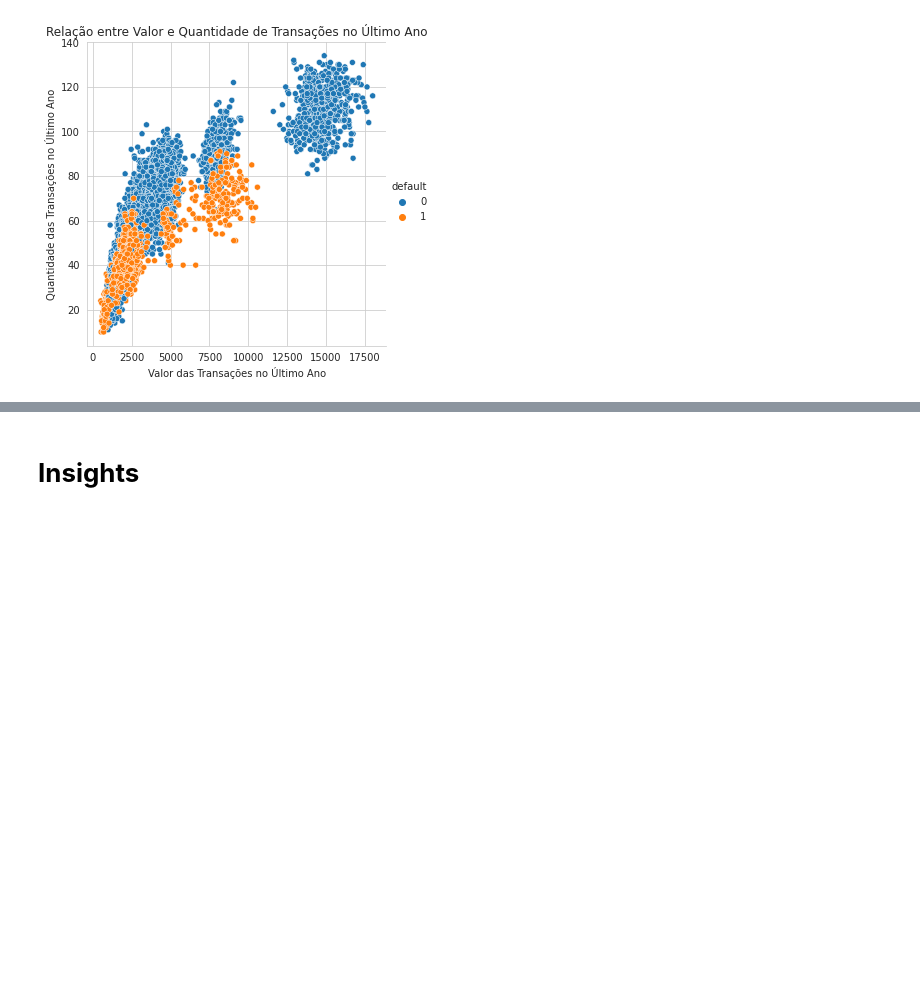
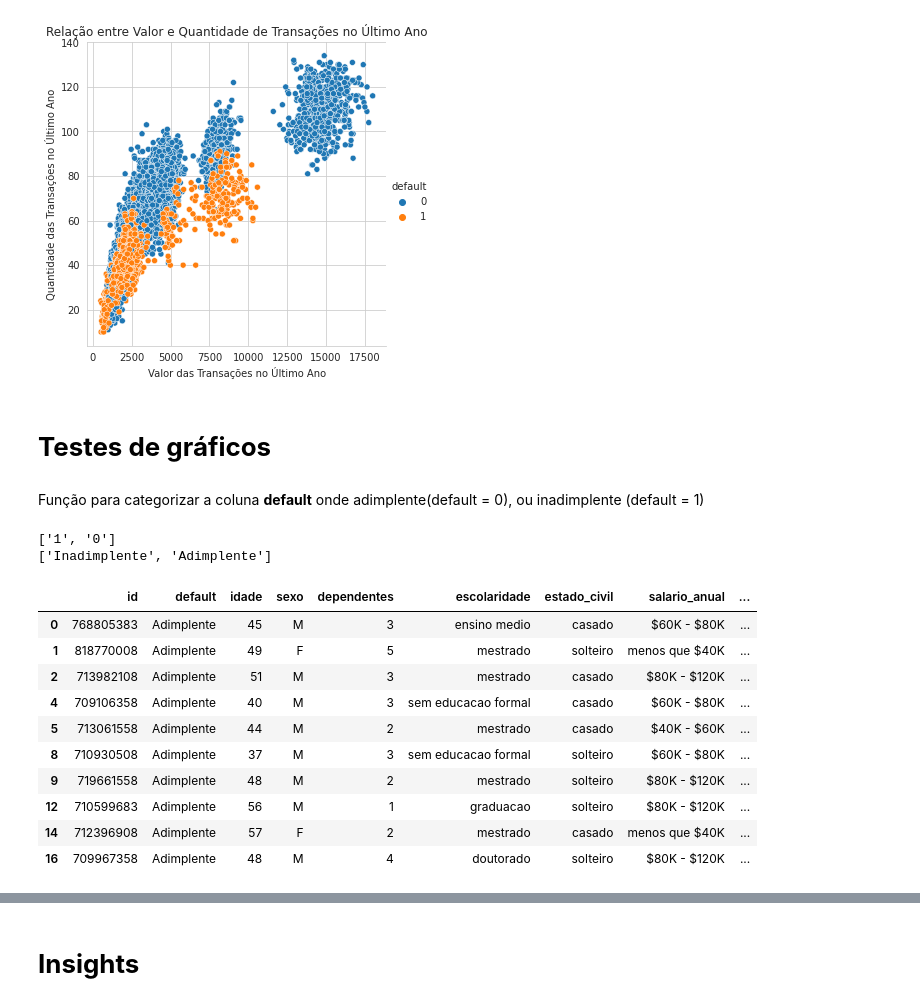
Before and after one commit to narcisonascimento/ebac-python-projeto-final, a Jupyter notebook: ebac-python-projeto-final.ipynb, the cells around one changed output, grey strips where cells are left out. Saved outputs shown, nothing was run; the diff lists cells and outputs as text; code cells hidden in the pictures; blank space fills up the shorter version.

```diff
--- a/ebac-python-projeto-final.ipynb
+++ b/ebac-python-projeto-final.ipynb
@@ -487,3 +488,24 @@ _ = f.set(
   )
 # %% [output]
 [figure]
+# %% [markdown]
+# **Testes de gráficos**
+# %% [markdown]
+Função para categorizar a coluna **default** onde adimplente(default = 0), ou inadimplente (default = 1)
+# %%
+#Alterando "default" para string e efetuar a categorização.
+data_types_dict = {'default': str}
+df = df.astype(data_types_dict)
+df.dtypes
+
+fn2 = lambda valor: str(valor.replace("1", "Inadimplente").replace("0", "Adimplente"))
+
+valores_originais = ['1', '0']
+valores_alterados = list(map(fn2, valores_originais))
+
+print(valores_originais)
+
+print(valores_alterados)
+# %% [output]
+['1', '0']
+['Inadimplente', 'Adimplente']
@@ -489,0 +514,15 @@ _ = f.set(
+# %%
+df.dtypes
+df.head(n=10)
+# %% [output]
+|  | id | default | idade | sexo | dependentes | escolaridade | estado_civil | salario_anual | ... |
+| 0 | 768805383 | Adimplente | 45 | M | 3 | ensino medio | casado | $60K - $80K | ... |
+| 1 | 818770008 | Adimplente | 49 | F | 5 | mestrado | solteiro | menos que $40K | ... |
+| 2 | 713982108 | Adimplente | 51 | M | 3 | mestrado | casado | $80K - $120K | ... |
+| 4 | 709106358 | Adimplente | 40 | M | 3 | sem educacao formal | casado | $60K - $80K | ... |
+| 5 | 713061558 | Adimplente | 44 | M | 2 | mestrado | casado | $40K - $60K | ... |
+| 8 | 710930508 | Adimplente | 37 | M | 3 | sem educacao formal | solteiro | $60K - $80K | ... |
+| 9 | 719661558 | Adimplente | 48 | M | 2 | mestrado | solteiro | $80K - $120K | ... |
+| 12 | 710599683 | Adimplente | 56 | M | 1 | graduacao | solteiro | $80K - $120K | ... |
+| 14 | 712396908 | Adimplente | 57 | F | 2 | mestrado | casado | menos que $40K | ... |
+| 16 | 709967358 | Adimplente | 48 | M | 4 | doutorado | solteiro | $80K - $120K | ... |
```
Also changed, not shown: parts of 4 cells of this notebook.
